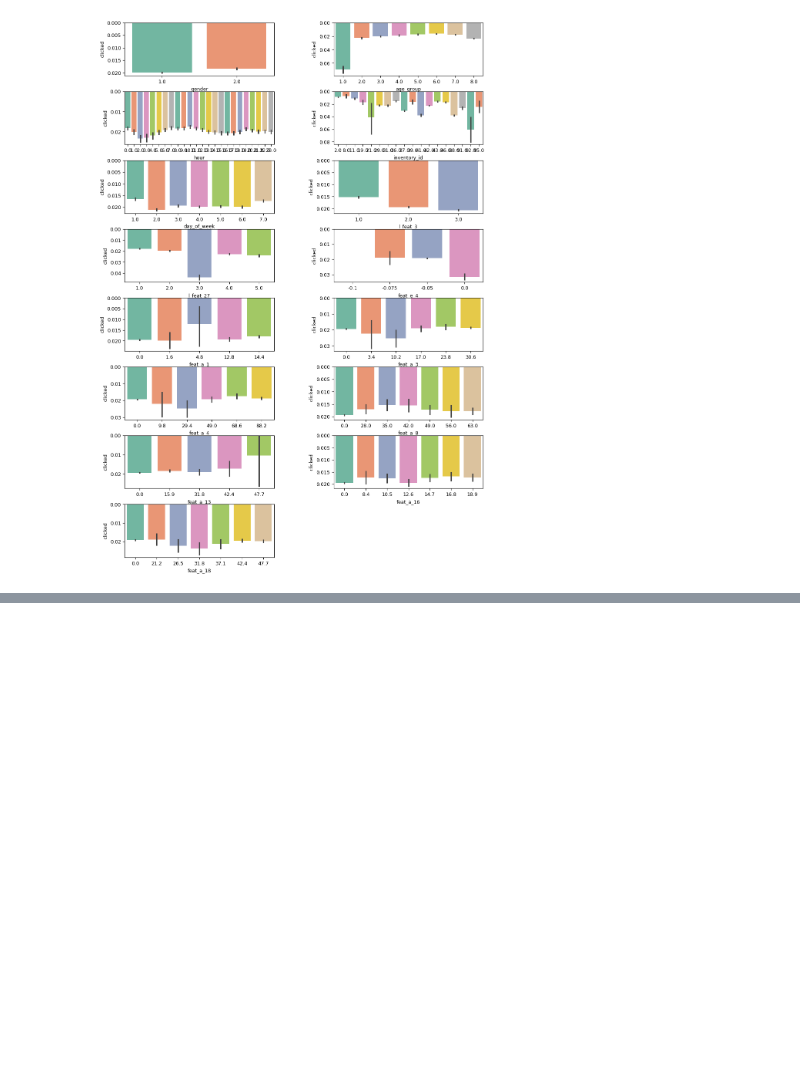
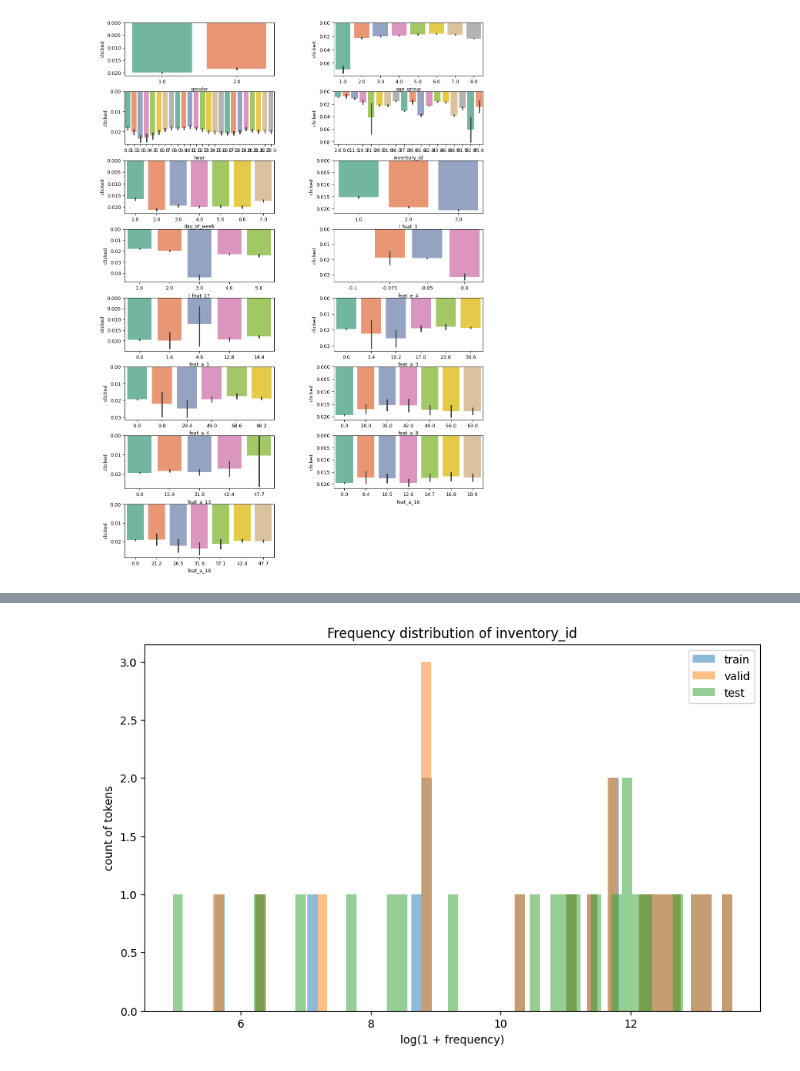
Before and after one commit to jiyoungeeeeeeeeeeeeeeeeeeeee/-Toss-CTR, a Jupyter notebook: CTR_test_EDA.ipynb, the cells around one changed output, grey strips where cells are left out. Saved outputs shown, nothing was run; the diff lists cells and outputs as text; code cells hidden in the pictures; blank space fills up the shorter version.

```diff
--- a/CTR_test_EDA.ipynb
+++ b/CTR_test_EDA.ipynb
@@ -371,0 +441,10 @@ Passing `palette` without assigning `hue` is deprecated and will be removed in v
+# %%
+train_tokens = set(train[col])
+valid_tokens = set(valid[col])
+test_tokens  = set(test[col])
+
+cold_valid = len(valid_tokens - train_tokens) / len(valid_tokens) * 100
+cold_test  = len(test_tokens - train_tokens) / len(test_tokens) * 100
+
+print(f"Valid cold-start token rate: {cold_valid:.2f}%")
+print(f"Test cold-start token rate: {cold_test:.2f}%")
@@ -371,0 +460,70 @@ Passing `palette` without assigning `hue` is deprecated and will be removed in v
+# %%
+import pandas as pd
+import matplotlib.pyplot as plt
+from collections import Counter
+import numpy as np
+
+# ===============================
+# 시각화 함수 정의
+# ===============================
+def get_freq_series(df, col):
+    c = Counter(df[col])
+    freq = pd.Series(list(c.values()))
+    return freq.sort_values(ascending=False).reset_index(drop=True)
+
+def plot_freq_histogram(train, valid, test, col):
+    freq_train = get_freq_series(train, col)
+    freq_valid = get_freq_series(valid, col)
+    freq_test  = get_freq_series(test,  col)
+
+    plt.figure(figsize=(10,6))
+    plt.hist(np.log1p(freq_train), bins=50, alpha=0.5, label='train')
+    plt.hist(np.log1p(freq_valid), bins=50, alpha=0.5, label='valid')
+    plt.hist(np.log1p(freq_test),  bins=50, alpha=0.5, label='test')
+    plt.xlabel('log(1 + frequency)')
+    plt.ylabel('count of tokens')
+    plt.title(f'Frequency distribution of {col}')
+    plt.legend()
+    plt.show()
+
+def plot_coverage_curve(train, valid, test, col):
+    def coverage(freq_series):
+        freq = freq_series.sort_values(ascending=False).to_numpy()
+        return np.cumsum(freq) / np.sum(freq)
+
+    freq_train = get_freq_series(train, col)
+    freq_valid = get_freq_series(valid, col)
+    freq_test  = get_freq_series(test,  col)
+
+    plt.figure(figsize=(8,6))
+    plt.plot(np.arange(1, len(freq_train)+1)/len(freq_train), coverage(freq_train), label='train')
+    plt.plot(np.arange(1, len(freq_valid)+1)/len(freq_valid), coverage(freq_valid), label='valid')
+    plt.plot(np.arange(1, len(freq_test)+1)/len(freq_test), coverage(freq_test), label='test')
+    plt.xlabel('Proportion of tokens')
+    plt.ylabel('Cumulative coverage')
+    plt.title(f'Cumulative coverage curve of {col}')
+    plt.legend()
+    plt.grid(True)
+    plt.show()
+
+def print_cold_rate(train, valid, test, col):
+    train_tokens = set(train[col])
+    valid_tokens = set(valid[col])
+    test_tokens  = set(test[col])
+
+    cold_valid = len(valid_tokens - train_tokens) / len(valid_tokens) * 100
+    cold_test  = len(test_tokens - train_tokens) / len(test_tokens) * 100
+
+    print(f"[{col}] Cold-start token rate:")
+    print(f"  - Valid: {cold_valid:.2f}%")
+    print(f"  - Test : {cold_test:.2f}%")
+
+# ===============================
+# inventory_id 분석 실행
+# ===============================
+target_col = "inventory_id"
+plot_freq_histogram(train, valid, test, target_col)
+plot_coverage_curve(train, valid, test, target_col)
+print_cold_rate(train, valid, test, target_col)
+# %% [output]
+[figure, added]
```
Also changed, not shown: parts of 13 cells of this notebook.
